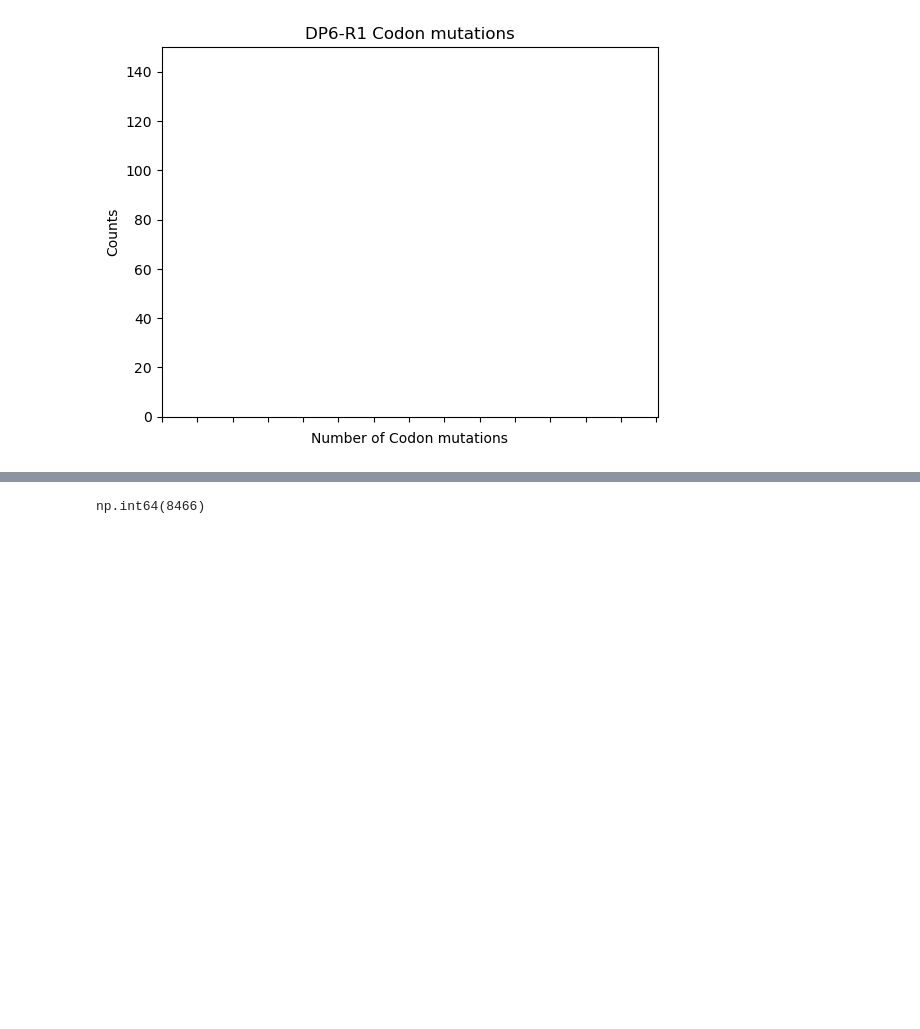
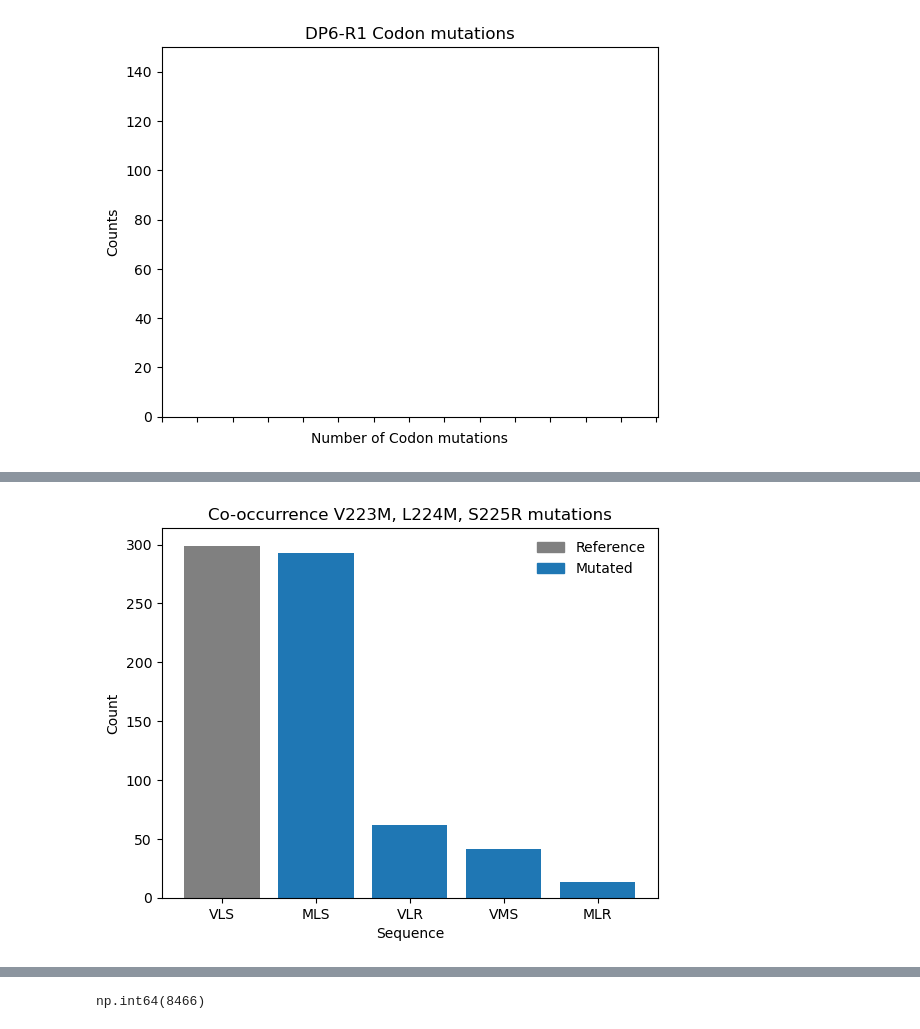
Before and after one commit to AliceHovsepyan/pogo_pance_draft, a Jupyter notebook: DMS_analysis_AraC.ipynb, the cells around one changed output, grey strips where cells are left out. Saved outputs shown, nothing was run; the diff lists cells and outputs as text; code cells hidden in the pictures; blank space fills up the shorter version.

```diff
--- a/DMS_analysis_AraC.ipynb
+++ b/DMS_analysis_AraC.ipynb
@@ -848,0 +814,47 @@ plot_mutation_spectrum(n_mut_spectrum_perc_df,samplename = "x",  fig_folder = Fi
+# %%
+## Look for coocurrence of mutations in the same read (choose positive selection cylce 3)
+## specifically E144K and R146L mutations
+## is in Section 2
+Section = "S4"
+Bc = "BC4"
+read_of_interest = all_reads[f"NegPosSelection_{Bc}_{Section}_R1"] ## fwd read section 2 pos selection cycle 3
+region = "ISVLS"
+#region = "QGEGR"
+
+## find the positions of the mutations
+
+tripl_st = Primer_out_of_triplets[Section+"_fwd_primer"]
+ref_gene_section = find_reference_seq(ref_gene = R5_Pool_seq, Primer_seq = Primer_seq, Section = Section, Primer_out_of_triplets = Primer_out_of_triplets)
+ref_protein_section = translate_dna2aa(ref_gene_section)
+
+catch_left = Barcodes[f"{Bc}_Fwd"]+Primer_seq[Section + "_fwd_primer"][:tripl_st]
+AA_seqs = [translate_dna2aa(dna[dna.index(catch_left)+len(catch_left):]) for dna in read_of_interest if catch_left in dna]
+
+index_of_interest = ref_protein_section.index(region)
+sections_of_interest = [AA_seq[index_of_interest:index_of_interest+len(region)] for AA_seq in AA_seqs]
+sections_of_interest = [sec for sec in sections_of_interest if len(sec)==len(region)]## keep only those that have the region of interest
+
+## find occurences of mutations
+coocurrence = {}
+for sec in sections_of_interest:
+    if sec[2:] not in coocurrence:
+        coocurrence[sec[2:]] = 1
+    else:
+        coocurrence[sec[2:]] += 1
+
+## order coocurrence after value size
+coocurrence = dict(sorted(coocurrence.items(), key=lambda item: item[1], reverse=True))
+# %%
+colors = ["grey" if key == region[2:] else "tab:blue" for key in coocurrence.keys()]
+plt.bar(coocurrence.keys(), coocurrence.values(), color = colors)
+## set color of reference as grey
+plt.title("Co-occurrence V223M, L224M, S225R mutations")
+plt.ylabel("Count")
+plt.xlabel("Sequence")
+## add legend
+grey_patch = mpatches.Patch(color='grey', label='Reference')
+blue_patch = mpatches.Patch(color='tab:blue', label='Mutated')
+plt.legend(handles=[grey_patch, blue_patch], frameon = False)
+plt.savefig("output/PACE/mutation_cooccurrence/Cooccurence_V223M_L224M_S225R.pdf")
+# %% [output]
+[figure, added]
```
Also changed, not shown: parts of 13 cells of this notebook.
